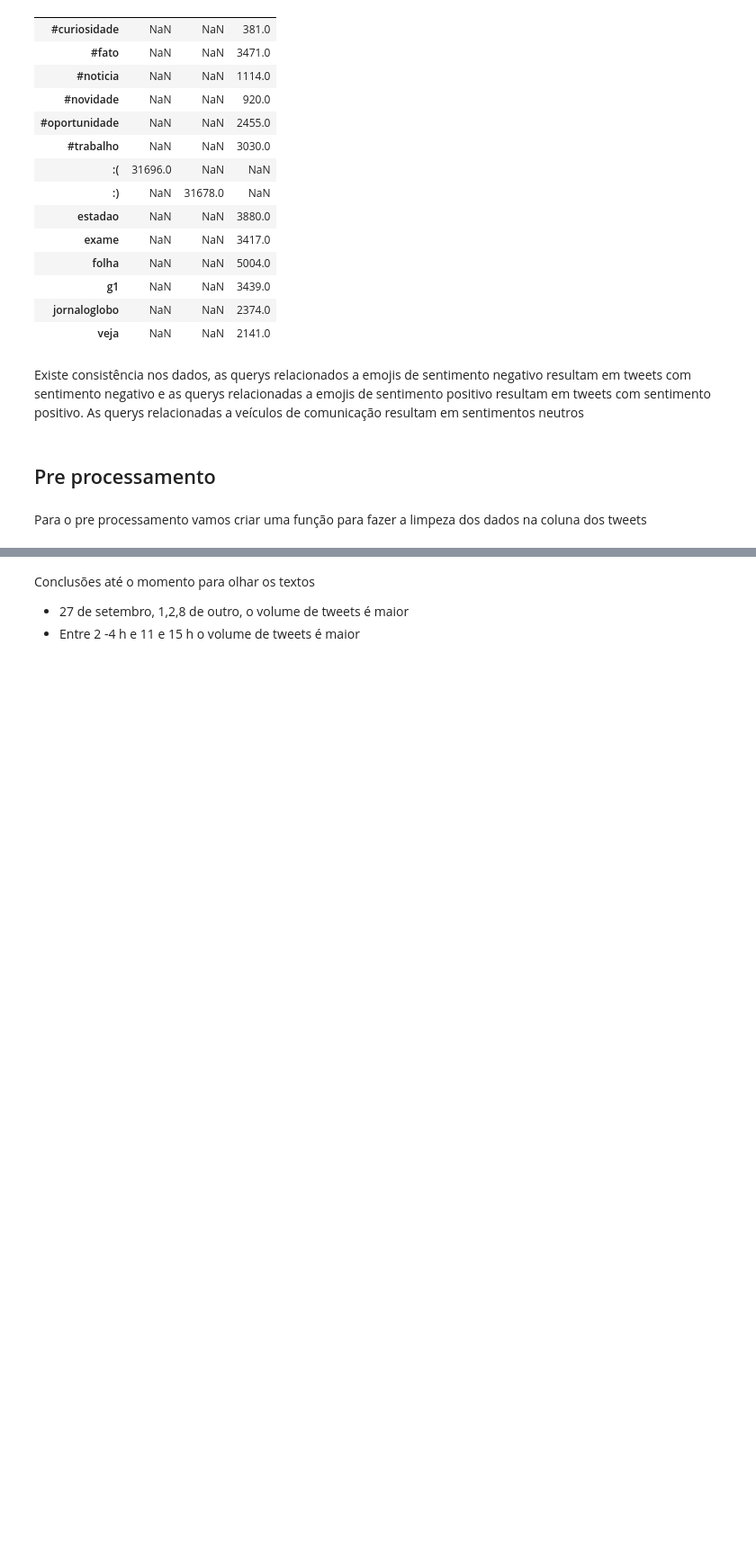
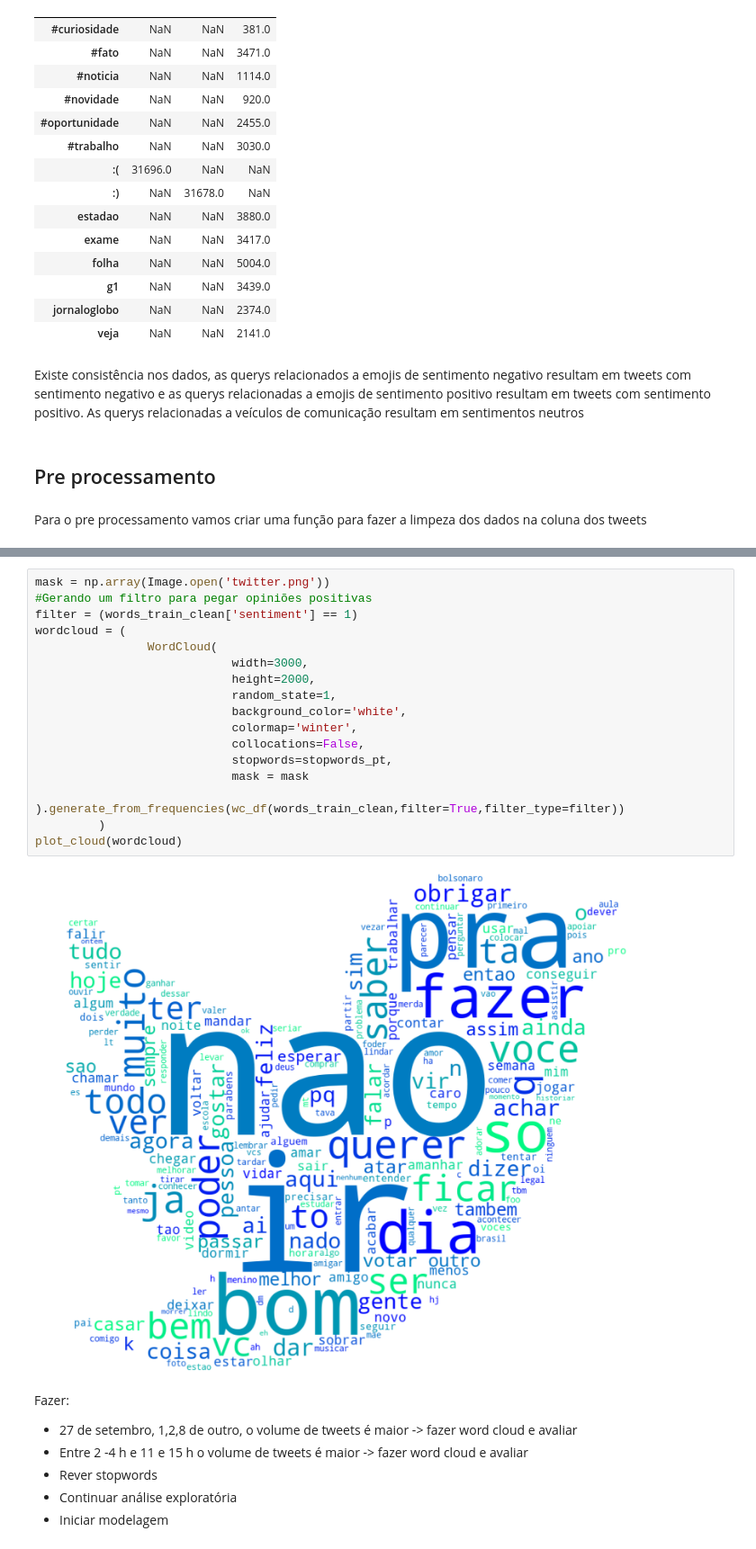
Before and after one commit to gabriel-solon-padilha/analise_de_sentimento_tweets_NLP, a Jupyter notebook: main.ipynb, the cells around one changed output, grey strips where cells are left out. Shown at 90% size. Cells and saved outputs as stored; diff of their text form; blank space fills up the shorter version.

```diff
--- a/main.ipynb
+++ b/main.ipynb
@@ -409,4 +495,26 @@ bar :( : 77a55f10-0caf-41ea-9e2b-11e664d85658
+# %%
+mask = np.array(Image.open('twitter.png'))
+#Gerando um filtro para pegar opiniões positivas
+filter = (words_train_clean['sentiment'] == 1)
+wordcloud = (
+                WordCloud(
+                            width=3000,
+                            height=2000,
+                            random_state=1,
+                            background_color='white',
+                            colormap='winter',
+                            collocations=False,
+                            stopwords=stopwords_pt,
+                            mask = mask
+                        ).generate_from_frequencies(wc_df(words_train_clean,filter=True,filter_type=filter))
+         )
+plot_cloud(wordcloud)
+# %% [output]
+[figure, added]
 # %% [markdown]
-Conclusões até o momento para olhar os textos
-- 27 de setembro, 1,2,8 de outro, o volume de tweets é maior
-- Entre 2 -4 h e 11 e 15 h o volume de tweets é maior
+Fazer:
+- 27 de setembro, 1,2,8 de outro, o volume de tweets é maior -> fazer word cloud e avaliar
+- Entre 2 -4 h e 11 e 15 h o volume de tweets é maior -> fazer word cloud e avaliar
+- Rever stopwords
+- Continuar análise exploratória
+- Iniciar modelagem
```
Also changed, not shown: parts of 14 cells of this notebook, 1 other file.
